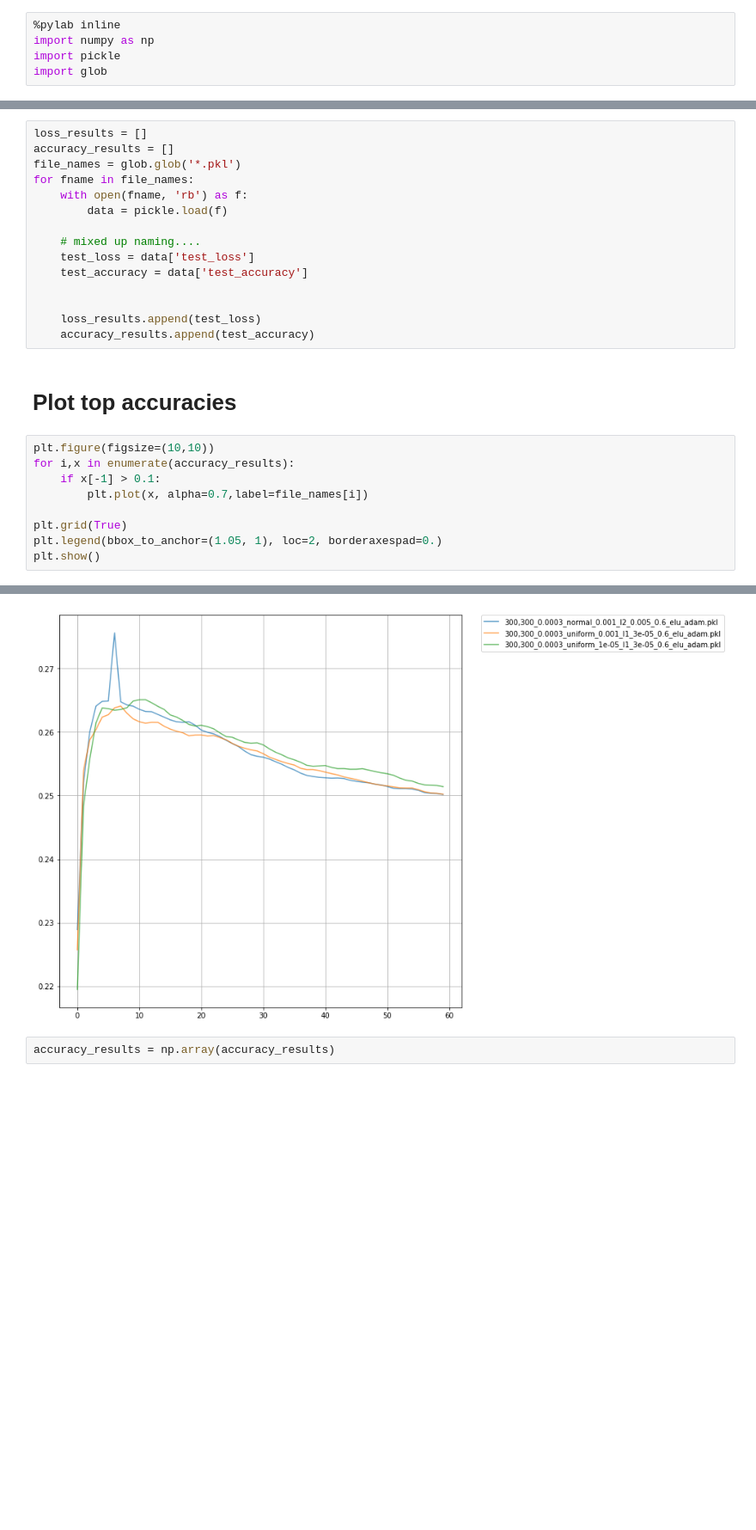
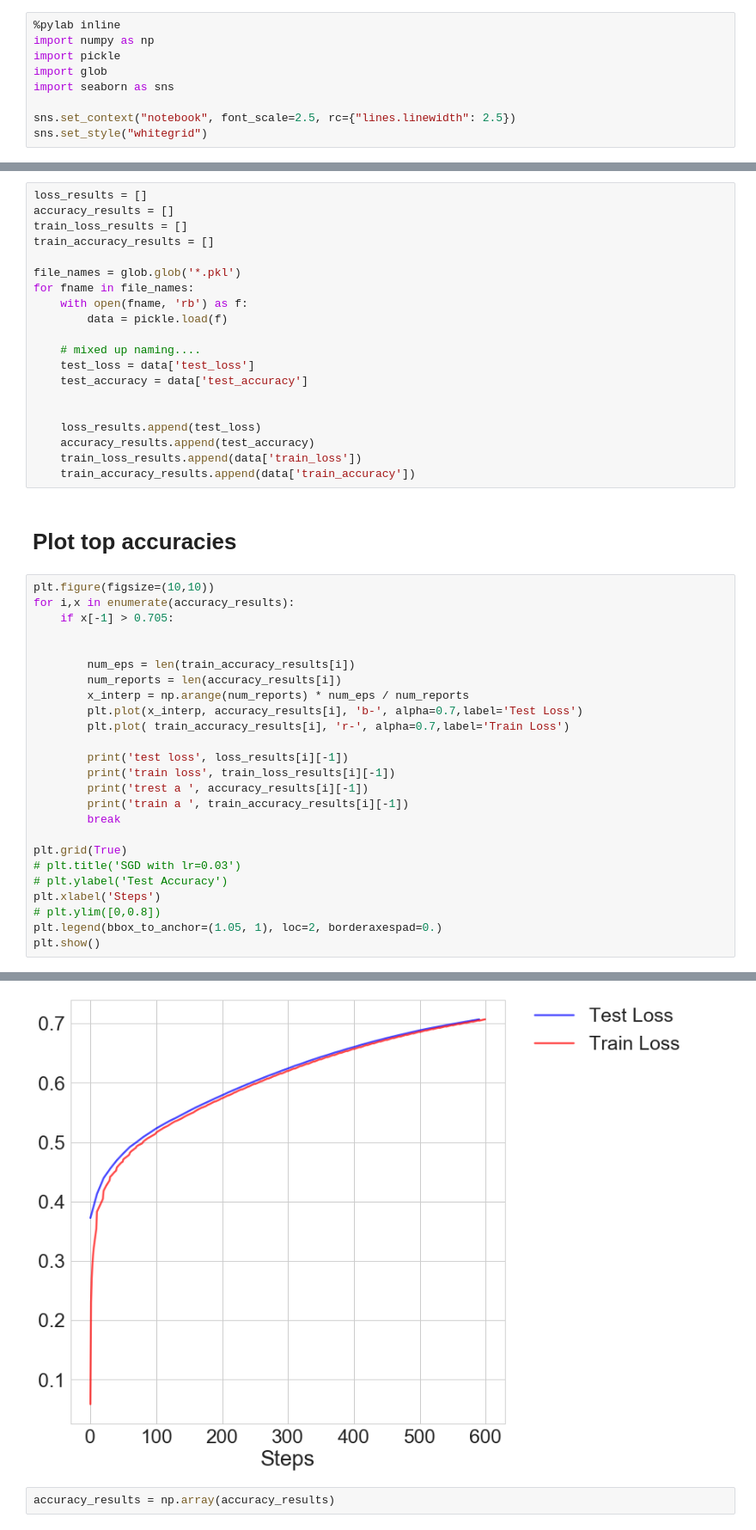
Before and after one commit to danakianfar/deep_learning, a Jupyter notebook: assignment_1/results/results.ipynb, the cells around one changed output, grey strips where cells are left out. Shown at 86% size. Cells and saved outputs as stored; diff of their text form; blank space fills up the shorter version.

```diff
--- a/assignment_1/results/results.ipynb
+++ b/assignment_1/results/results.ipynb
@@ -3,6 +3,10 @@
 import numpy as np
 import pickle
 import glob
+import seaborn as sns
+
+sns.set_context("notebook", font_scale=2.5, rc={"lines.linewidth": 2.5})
+sns.set_style("whitegrid")
 # %% [output]
 Populating the interactive namespace from numpy and matplotlib
 `%matplotlib` prevents importing * from pylab and numpy
@@ -10,6 +14,9 @@ Populating the interactive namespace from numpy and matplotlib
 # %%
 loss_results = []
 accuracy_results = []
+train_loss_results = []
+train_accuracy_results = []
+
 file_names = glob.glob('*.pkl')
 for fname in file_names:
     with open(fname, 'rb') as f:
@@ -22,15 +29,33 @@ for fname in file_names:
 
     loss_results.append(test_loss)
     accuracy_results.append(test_accuracy)
+    train_loss_results.append(data['train_loss'])
+    train_accuracy_results.append(data['train_accuracy'])
 # %% [markdown]
 # Plot top accuracies
 # %%
 plt.figure(figsize=(10,10))
 for i,x in enumerate(accuracy_results):
-    if x[-1] > 0.1:
-        plt.plot(x, alpha=0.7,label=file_names[i])
+    if x[-1] > 0.705:
+
+
+        num_eps = len(train_accuracy_results[i])
+        num_reports = len(accuracy_results[i])
+        x_interp = np.arange(num_reports) * num_eps / num_reports
+        plt.plot(x_interp, accuracy_results[i], 'b-', alpha=0.7,label='Test Loss')
+        plt.plot( train_accuracy_results[i], 'r-', alpha=0.7,label='Train Loss')
+
+        print('test loss', loss_results[i][-1])
+        print('train loss', train_loss_results[i][-1])
+        print('trest a ', accuracy_results[i][-1])
+        print('train a ', train_accuracy_results[i][-1])
+        break
 
 plt.grid(True)
+# plt.title('SGD with lr=0.03')
+# plt.ylabel('Test Accuracy')
+plt.xlabel('Steps')
+# plt.ylim([0,0.8])
 plt.legend(bbox_to_anchor=(1.05, 1), loc=2, borderaxespad=0.)
 plt.show()
 # %% [output]
@@ -37,4 +66,4 @@ plt.show()
-[figure, old version]
+[figure, new version]
 # %%
 accuracy_results = np.array(accuracy_results)
 # %%
```
Also changed, not shown: parts of 1 cell of this notebook, 42 other files.
